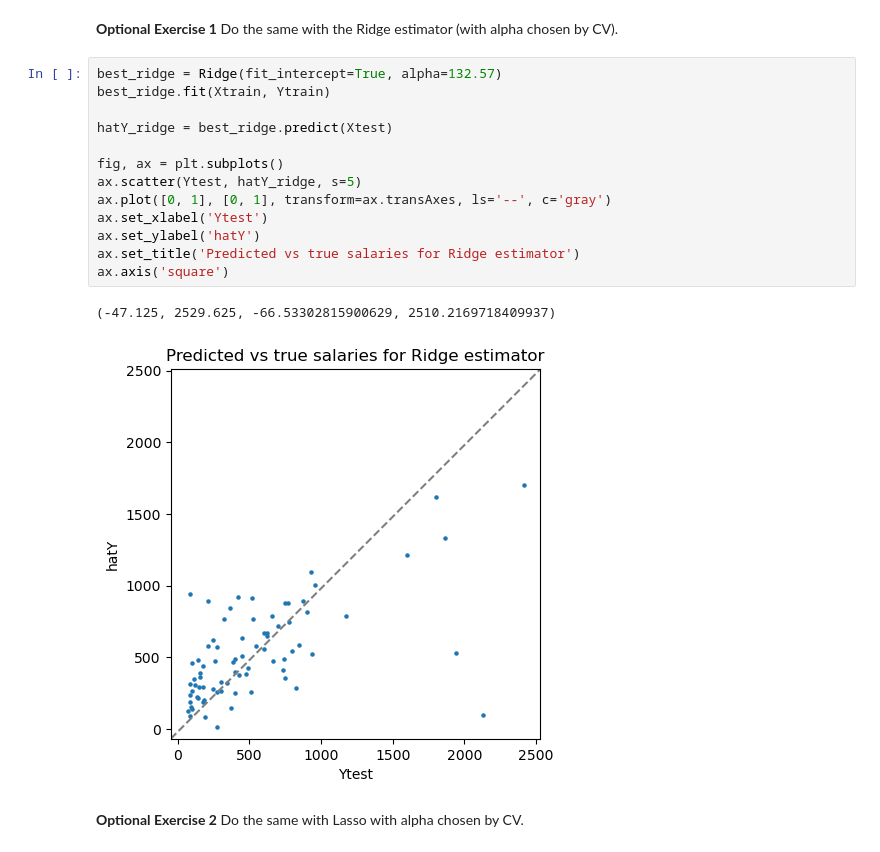
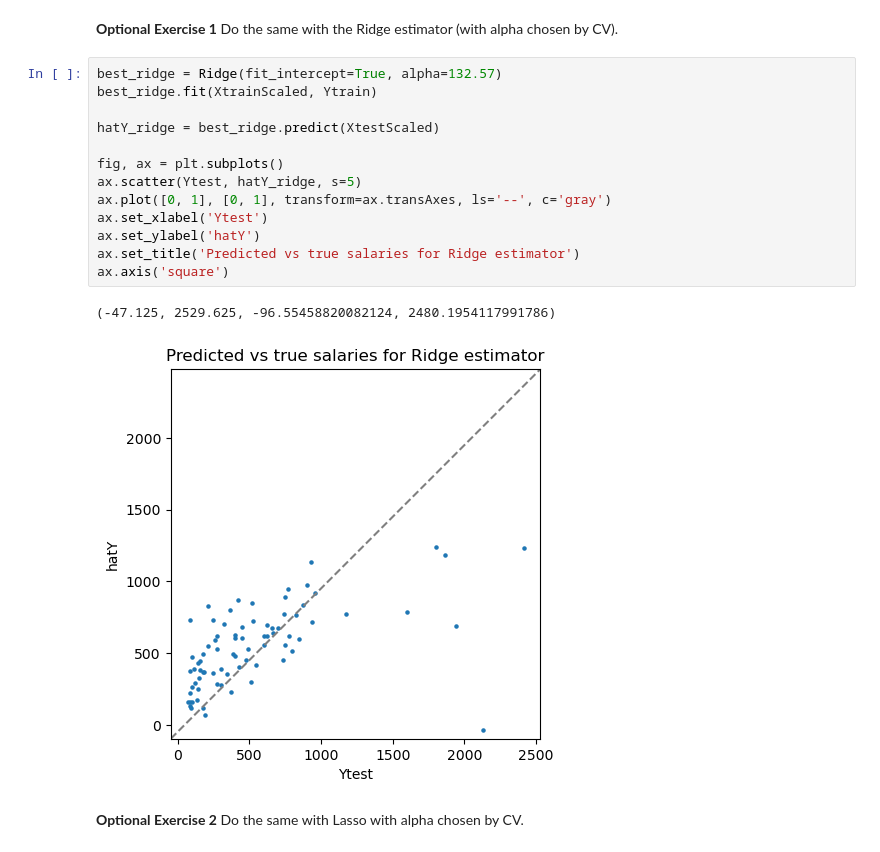
Before and after one commit to ArthurDanjou/ArtStudies, a Jupyter notebook: M1/Statistical Learning/TP4_Ridge_Lasso_and_CV.ipynb, the cells around one changed output. Drawn from its saved outputs; the diff is of its cells as text.

```diff
--- a/M1/Statistical Learning/TP4_Ridge_Lasso_and_CV.ipynb
+++ b/M1/Statistical Learning/TP4_Ridge_Lasso_and_CV.ipynb
@@ -585,20 +585,20 @@ ax.axis('square')
 Do the same with the Ridge estimator (with alpha chosen by CV).
 # %%
 best_ridge = Ridge(fit_intercept=True, alpha=132.57)
-best_ridge.fit(Xtrain, Ytrain)
+best_ridge.fit(XtrainScaled, Ytrain)
 
-hatY_ridge = best_ridge.predict(Xtest)
+hatY_ridge = best_ridge.predict(XtestScaled)
 
 fig, ax = plt.subplots()
 ax.scatter(Ytest, hatY_ridge, s=5)
 ax.plot([0, 1], [0, 1], transform=ax.transAxes, ls='--', c='gray')
 ax.set_xlabel('Ytest')
 ax.set_ylabel('hatY')
 ax.set_title('Predicted vs true salaries for Ridge estimator')
 ax.axis('square')
 # %% [output]
-(-47.125, 2529.625, -66.53302815900629, 2510.2169718409937)
+(-47.125, 2529.625, -96.55458820082124, 2480.1954117991786)
-[figure, old version]
+[figure, new version]
 # %% [markdown]
 **Optional Exercise 2** Do the same with Lasso with alpha chosen by CV.
 # %%
```
Also changed, not shown: parts of 5 cells of this notebook, 1 other file.
